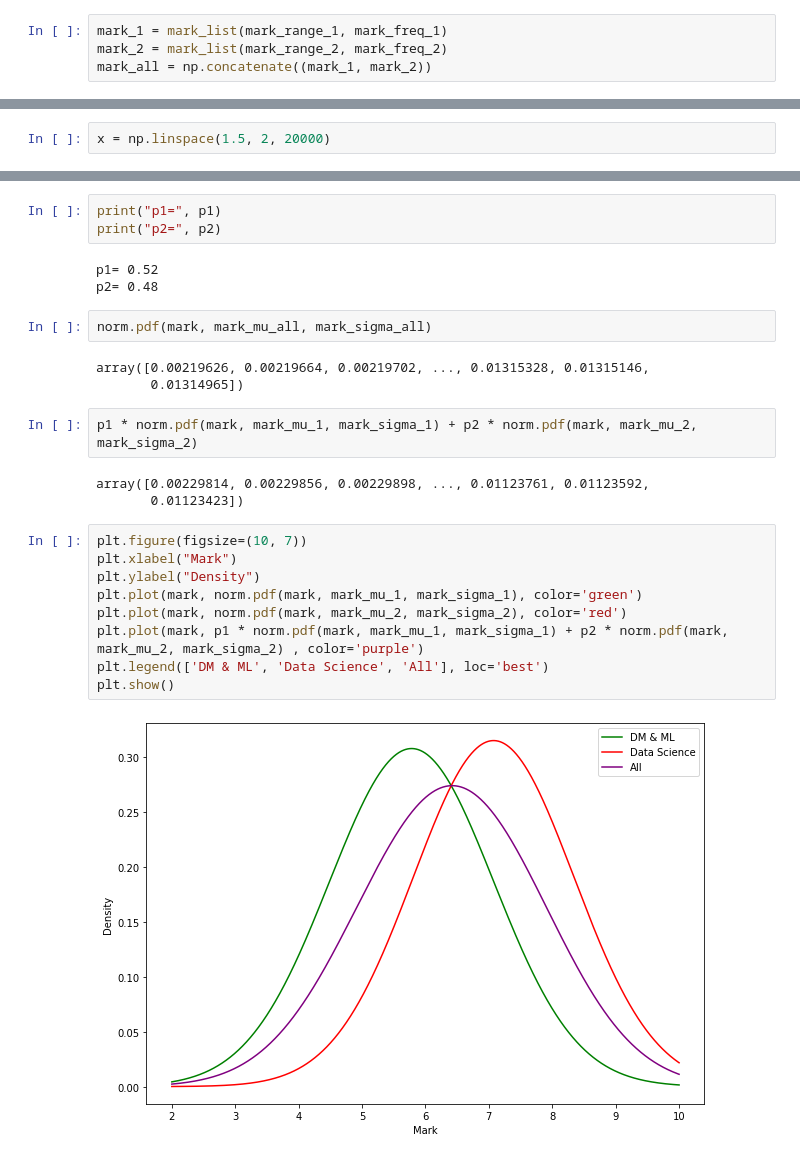
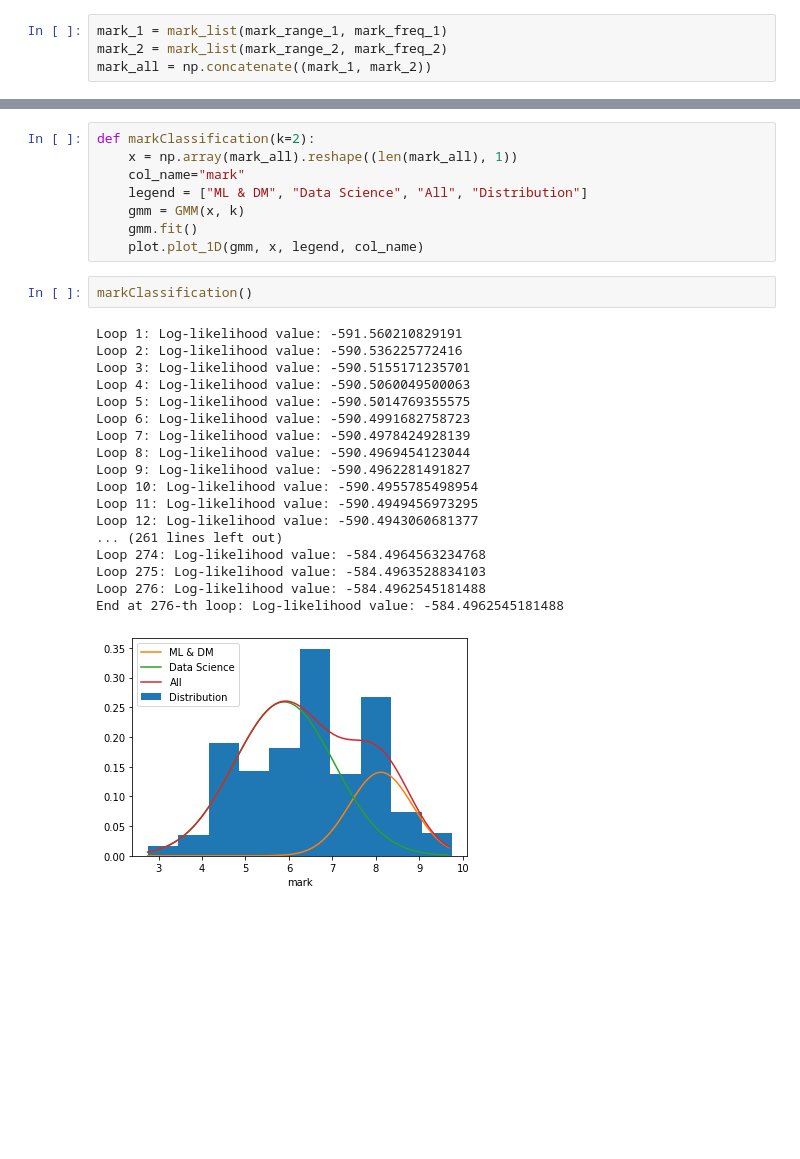
Before and after one commit to JJLEE-20194099/machine_learning_from_zero_to_hero_course, a Jupyter notebook: Stats Model/example.ipynb, the cells around one changed output, grey strips where cells are left out. Drawn from its saved outputs; the diff is of its cells as text; blank space fills up the shorter version.

```diff
--- a/Stats Model/example.ipynb
+++ b/Stats Model/example.ipynb
@@ -70,2 +57,0 @@ mu_all, sigma_all = density_list(x_all)
-# %%
-x = np.linspace(1.5, 2, 20000)
@@ -112,27 +58,29 @@ p2 = 1 - p1
-# %%
-print("p1=", p1)
-print("p2=", p2)
-# %% [output]
-p1= 0.52
-p2= 0.48
-# %%
-norm.pdf(mark, mark_mu_all, mark_sigma_all)
-# %% [output]
-array([0.00219626, 0.00219664, 0.00219702, ..., 0.01315328, 0.01315146,
-       0.01314965])
-# %%
-p1 * norm.pdf(mark, mark_mu_1, mark_sigma_1) + p2 * norm.pdf(mark, mark_mu_2, mark_sigma_2)
-# %% [output]
-array([0.00229814, 0.00229856, 0.00229898, ..., 0.01123761, 0.01123592,
-       0.01123423])
-# %%
-plt.figure(figsize=(10, 7))
-plt.xlabel("Mark")
-plt.ylabel("Density")
-plt.plot(mark, norm.pdf(mark, mark_mu_1, mark_sigma_1), color='green')
-plt.plot(mark, norm.pdf(mark, mark_mu_2, mark_sigma_2), color='red')
-plt.plot(mark, p1 * norm.pdf(mark, mark_mu_1, mark_sigma_1) + p2 * norm.pdf(mark, mark_mu_2, mark_sigma_2) , color='purple')
-plt.legend(['DM & ML', 'Data Science', 'All'], loc='best')
-plt.show()
-# %% [output]
-[figure, removed]
+# %%
+def markClassification(k=2):
+    x = np.array(mark_all).reshape((len(mark_all), 1))
+    col_name="mark"
+    legend = ["ML & DM", "Data Science", "All", "Distribution"]
+    gmm = GMM(x, k)
+    gmm.fit()
+    plot.plot_1D(gmm, x, legend, col_name)
+# %%
+markClassification()
+# %% [output]
+Loop 1: Log-likelihood value: -591.560210829191
+Loop 2: Log-likelihood value: -590.536225772416
+Loop 3: Log-likelihood value: -590.5155171235701
+Loop 4: Log-likelihood value: -590.5060049500063
+Loop 5: Log-likelihood value: -590.5014769355575
+Loop 6: Log-likelihood value: -590.4991682758723
+Loop 7: Log-likelihood value: -590.4978424928139
+Loop 8: Log-likelihood value: -590.4969454123044
+Loop 9: Log-likelihood value: -590.4962281491827
+Loop 10: Log-likelihood value: -590.4955785498954
+Loop 11: Log-likelihood value: -590.4949456973295
+Loop 12: Log-likelihood value: -590.4943060681377
+... (261 lines left out)
+Loop 274: Log-likelihood value: -584.4964563234768
+Loop 275: Log-likelihood value: -584.4963528834103
+Loop 276: Log-likelihood value: -584.4962545181488
+End at 276-th loop: Log-likelihood value: -584.4962545181488
+[figure, added]
```
Also changed, not shown: parts of 12 cells of this notebook, 6 other files.
